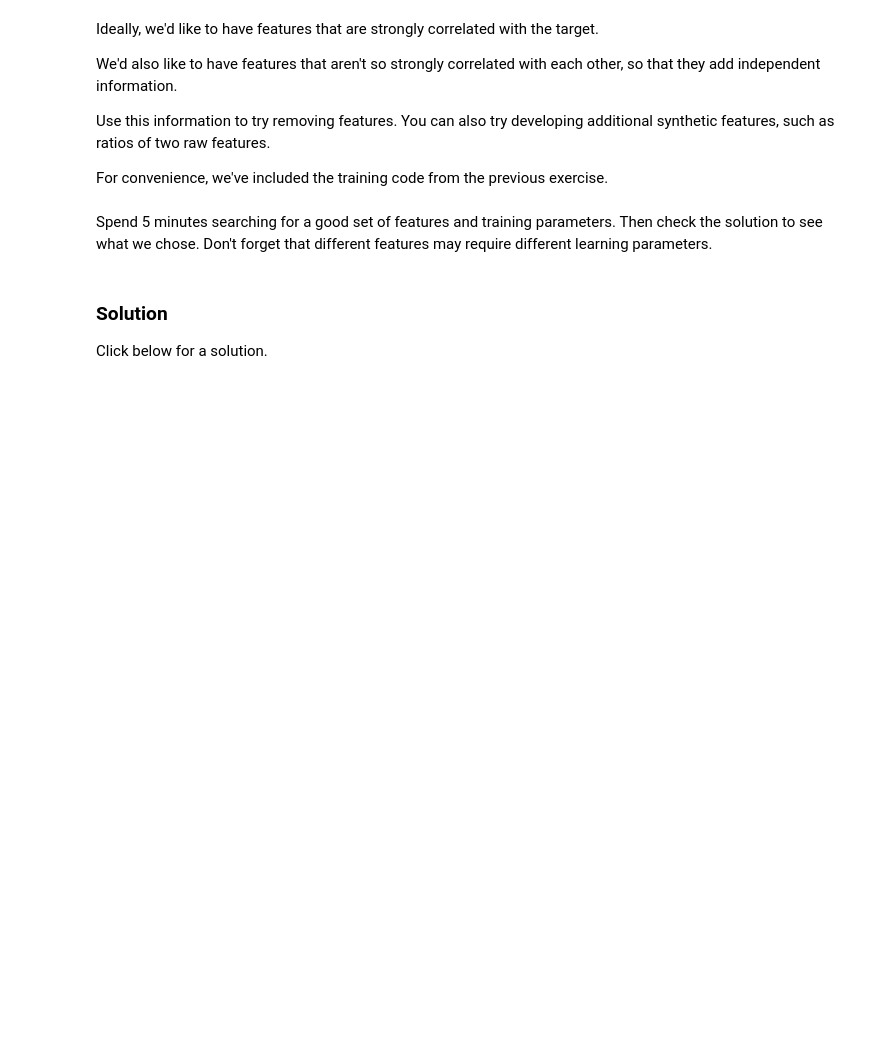
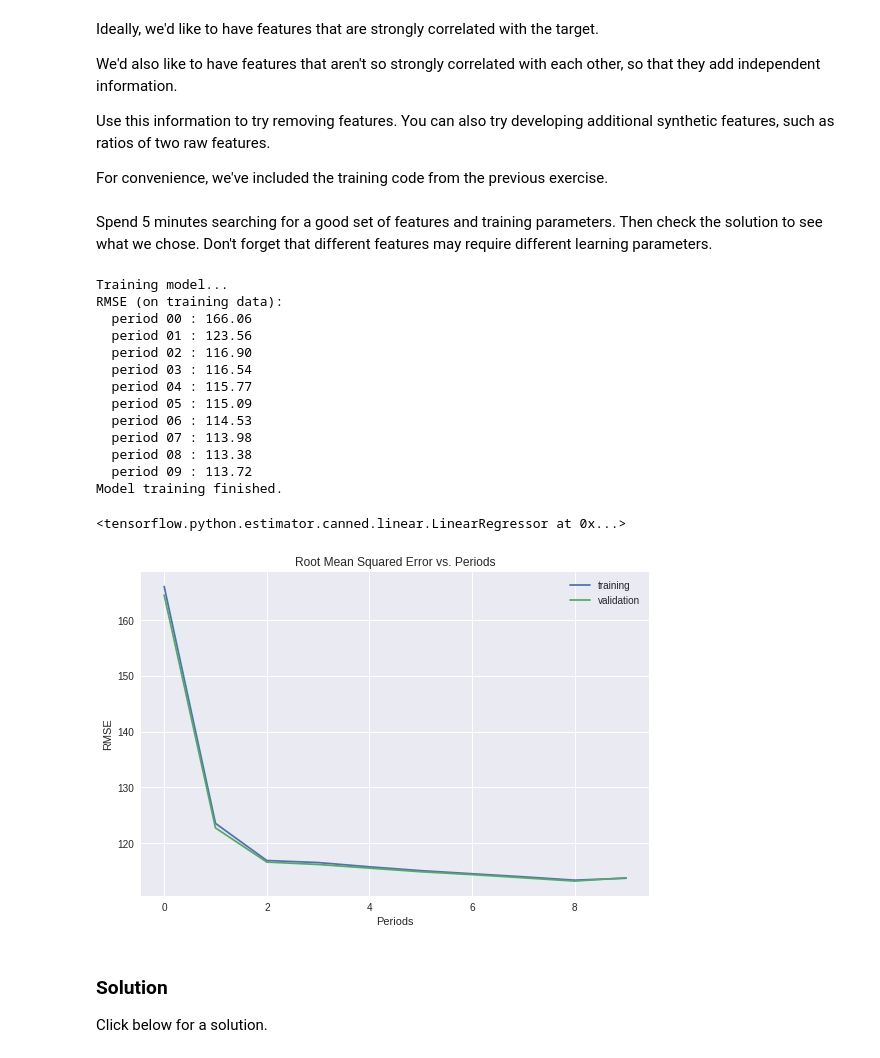
Before and after one commit to Chencx901/google_ml_course, a Jupyter notebook: feature_sets.ipynb, the cells around one changed output. Cells and saved outputs as stored; diff of their text form; code cells hidden in the pictures; blank space fills up the shorter version.

```diff
--- a/feature_sets.ipynb
+++ b/feature_sets.ipynb
@@ -274,26 +327,42 @@ Spend 5 minutes searching for a good set of features and training parameters. Th
 # %%
 #
 # Your code here: add your features of choice as a list of quoted strings.
 #
-minimal_features = [
+minimal_features = ['median_income','latitude'
 ]
 
 assert minimal_features, "You must select at least one feature!"
 
 minimal_training_examples = training_examples[minimal_features]
 minimal_validation_examples = validation_examples[minimal_features]
 
 #
 # Don't forget to adjust these parameters.
 #
 train_model(
-    learning_rate=0.001,
+    learning_rate=0.01,
     steps=500,
     batch_size=5,
     training_examples=minimal_training_examples,
     training_targets=training_targets,
     validation_examples=minimal_validation_examples,
     validation_targets=validation_targets)
+# %% [output]
+Training model...
+RMSE (on training data):
+  period 00 : 166.06
+  period 01 : 123.56
+  period 02 : 116.90
+  period 03 : 116.54
+  period 04 : 115.77
+  period 05 : 115.09
+  period 06 : 114.53
+  period 07 : 113.98
+  period 08 : 113.38
+  period 09 : 113.72
+Model training finished.
+<tensorflow.python.estimator.canned.linear.LinearRegressor at 0x...>
+[figure, added]
 # %% [markdown]
 ### Solution
 
```
Also changed, not shown: parts of 5 cells of this notebook.
